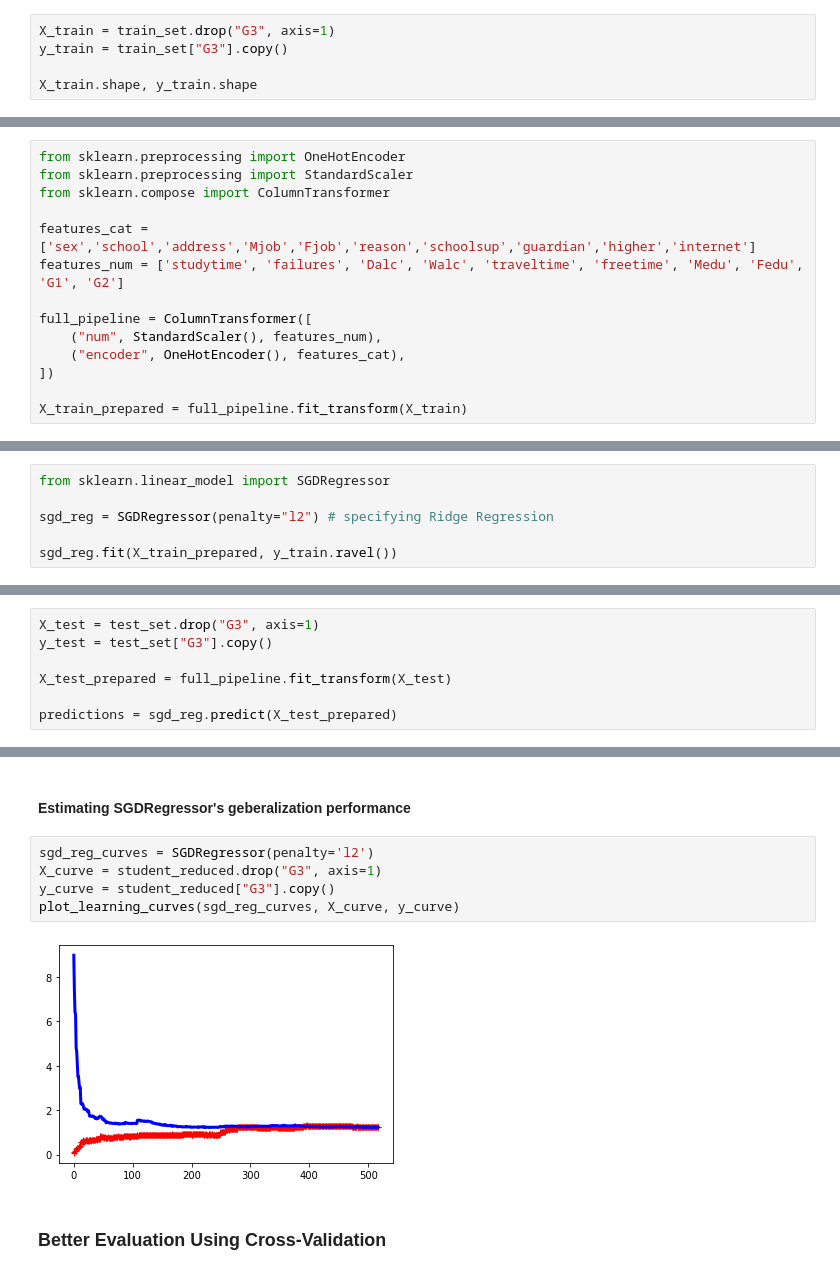
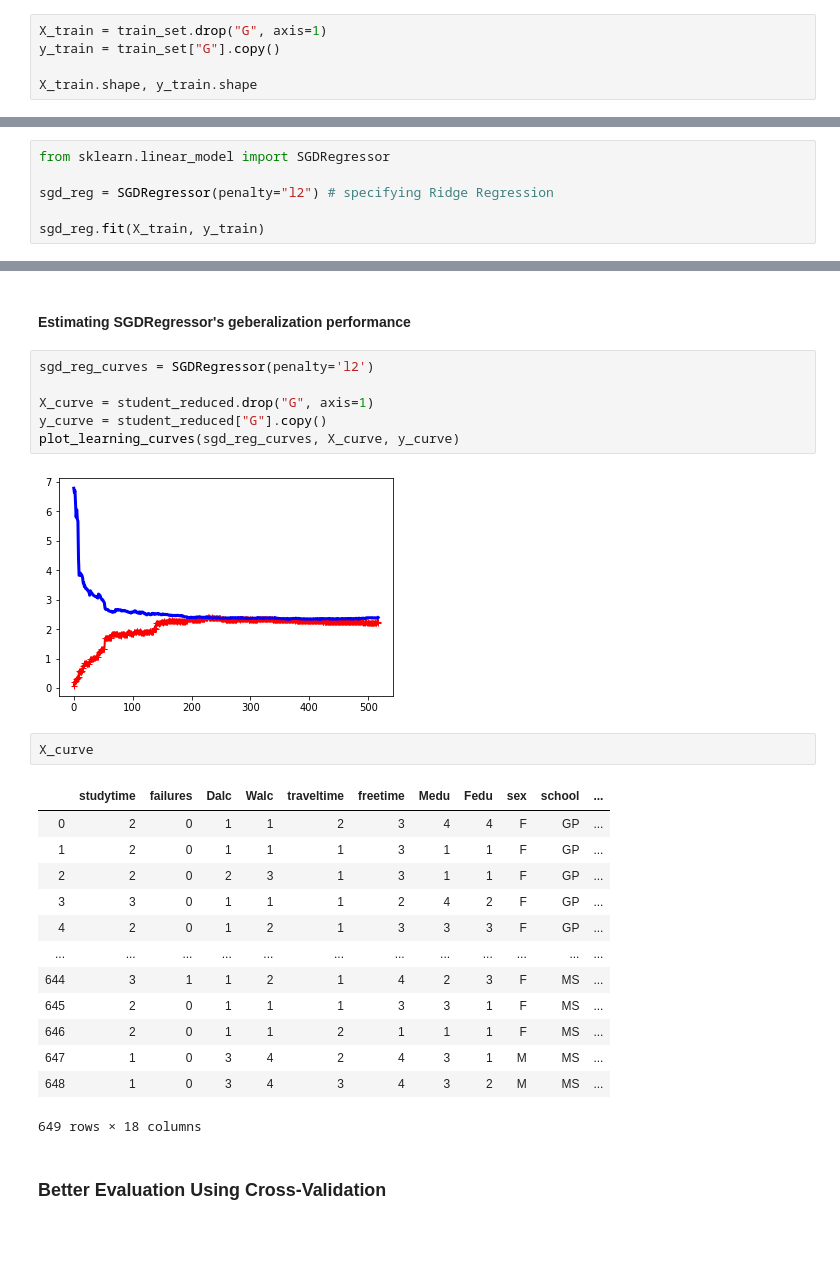
Before and after one commit to ourendingdays/Exploring-Datasets, a Jupyter notebook: Student Performance/students performance.ipynb, the cells around one changed output, grey strips where cells are left out. Drawn from its saved outputs; the diff is of its cells as text; blank space fills up the shorter version.

Commit message:
Student: testing Linear model with regularization

```diff
--- a/Student Performance/students performance.ipynb
+++ b/Student Performance/students performance.ipynb
@@ -461,8 +482,8 @@ train_set['Medu'].value_counts(), test_set['Medu'].value_counts()
 
 #### Now, we need to separate the predictors and the labels, since we don’t necessarily want to apply the same transformations to the predictors and the target values
 # %%
-X_train = train_set.drop("G3", axis=1)
-y_train = train_set["G3"].copy()
+X_train = train_set.drop("G", axis=1)
+y_train = train_set["G"].copy()
 
 X_train.shape, y_train.shape
 # %% [output]
@@ -473,17 +501,3 @@ X_train.shape, y_train.shape
 <p>As far as I know, all but the last estimator must be transformers (i.e., they must have a fit_transform() method)</p>
 
 <p>We could've also used <i>Onehot encoding</i> but since we have binary inputs, Ordinal will do fine .. I guess</p>
-# %%
-from sklearn.preprocessing import OneHotEncoder
-from sklearn.preprocessing import StandardScaler
-from sklearn.compose import ColumnTransformer
-
-features_cat = ['sex','school','address','Mjob','Fjob','reason','schoolsup','guardian','higher','internet']
-features_num = ['studytime', 'failures', 'Dalc', 'Walc', 'traveltime', 'freetime', 'Medu', 'Fedu', 'G1', 'G2']
-
-full_pipeline = ColumnTransformer([
-    ("num", StandardScaler(), features_num),
-    ("encoder", OneHotEncoder(), features_cat),
-])
-
-X_train_prepared = full_pipeline.fit_transform(X_train)
@@ -500,7 +529,7 @@ from sklearn.linear_model import SGDRegressor
 
 sgd_reg = SGDRegressor(penalty="l2") # specifying Ridge Regression
 
-sgd_reg.fit(X_train_prepared, y_train.ravel())
+sgd_reg.fit(X_train, y_train)
 # %% [output]
 SGDRegressor(alpha=0.0001, average=False, early_stopping=False, epsilon=0.1,
              eta0=0.01, fit_intercept=True, l1_ratio=0.15,
@@ -508,10 +537,3 @@ SGDRegressor(alpha=0.0001, average=False, early_stopping=False, epsilon=0.1,
              n_iter_no_change=5, penalty='l2', power_t=0.25, random_state=None,
              shuffle=True, tol=0.001, validation_fraction=0.1, verbose=0,
              warm_start=False)
-# %%
-X_test = test_set.drop("G3", axis=1)
-y_test = test_set["G3"].copy()
-
-X_test_prepared = full_pipeline.fit_transform(X_test)
-
-predictions = sgd_reg.predict(X_test_prepared)
@@ -551,11 +575,28 @@ def plot_learning_curves(model, X, y):
 #### Estimating SGDRegressor's geberalization performance
 # %%
 sgd_reg_curves = SGDRegressor(penalty='l2')
-X_curve = student_reduced.drop("G3", axis=1)
-y_curve = student_reduced["G3"].copy()
+
+X_curve = student_reduced.drop("G", axis=1)
+y_curve = student_reduced["G"].copy()
 plot_learning_curves(sgd_reg_curves, X_curve, y_curve)
 # %% [output]
-[figure, old version]
+[figure, new version]
+# %%
+X_curve
+# %% [output]
+|  | studytime | failures | Dalc | Walc | traveltime | freetime | Medu | Fedu | sex | school | ... |
+| 0 | 2 | 0 | 1 | 1 | 2 | 3 | 4 | 4 | F | GP | ... |
+| 1 | 2 | 0 | 1 | 1 | 1 | 3 | 1 | 1 | F | GP | ... |
+| 2 | 2 | 0 | 2 | 3 | 1 | 3 | 1 | 1 | F | GP | ... |
+| 3 | 3 | 0 | 1 | 1 | 1 | 2 | 4 | 2 | F | GP | ... |
+| 4 | 2 | 0 | 1 | 2 | 1 | 3 | 3 | 3 | F | GP | ... |
+| ... | ... | ... | ... | ... | ... | ... | ... | ... | ... | ... | ... |
+| 644 | 3 | 1 | 1 | 2 | 1 | 4 | 2 | 3 | F | MS | ... |
+| 645 | 2 | 0 | 1 | 1 | 1 | 3 | 3 | 1 | F | MS | ... |
+| 646 | 2 | 0 | 1 | 1 | 2 | 1 | 1 | 1 | F | MS | ... |
+| 647 | 1 | 0 | 3 | 4 | 2 | 4 | 3 | 1 | M | MS | ... |
+| 648 | 1 | 0 | 3 | 4 | 3 | 4 | 3 | 2 | M | MS | ... |
+649 rows × 18 columns
 # %% [markdown]
 ### Better Evaluation Using Cross-Validation
 # %% [markdown]
```
Also changed, not shown: parts of 18 cells of this notebook, 1 other file.
